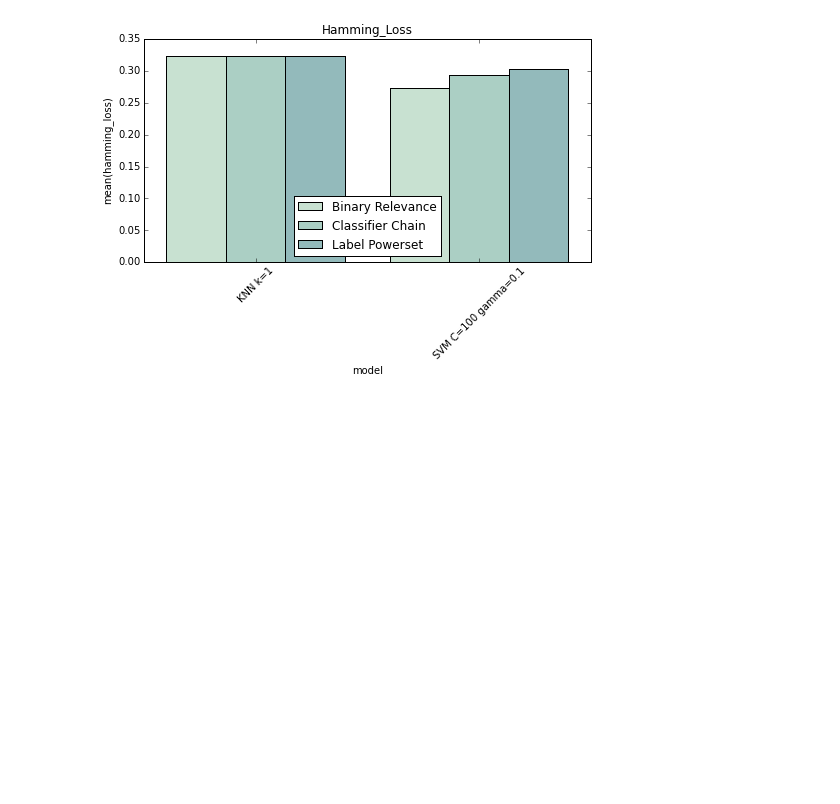
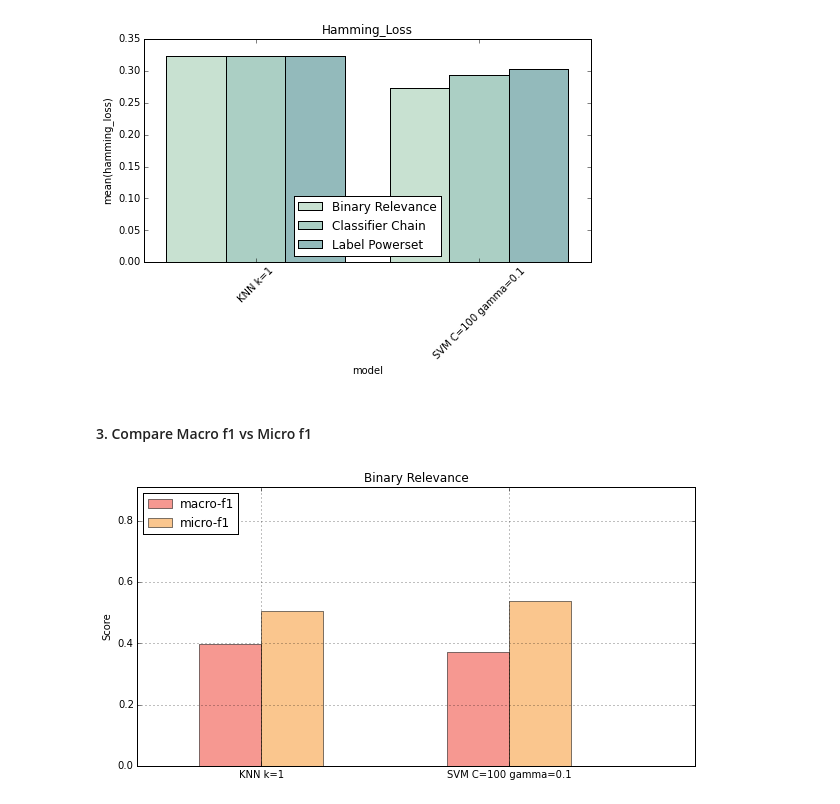
Before and after one commit to chrystalchan-academic/movie_project, a Jupyter notebook: python_notebook/Milestone3_preidct_multilabel_final.ipynb, the cells around one changed output. Saved outputs shown, nothing was run; the diff lists cells and outputs as text; code cells hidden in the pictures; blank space fills up the shorter version.

```diff
--- a/python_notebook/Milestone3_preidct_multilabel_final.ipynb
+++ b/python_notebook/Milestone3_preidct_multilabel_final.ipynb
@@ -592,7 +590,7 @@ metric_df = metric_df_stratifiedkfold
 # %% [markdown]
 #### 1. Compare Metrics (Weighted-F1, Hamming_Loss)
 # %%
-def plot_comparison(strategy):
+def plot_comparison(strategy, metric1, metric2):
     metric_plot_df = metric_df[(metric_df['strategy']== strategy) & (metric_df['train_test']== 'test')]
     # Setting the positions and width for the bars
     pos = list(range(len(metric_plot_df['model'])))
@@ -603,7 +601,7 @@ def plot_comparison(strategy):
     # in position pos,
     plt.bar(pos,
 
-        metric_plot_df['weighted-f1'],
+        metric_plot_df[metric1],
         # of width
         width,
         # with alpha 0.5
@@ -616,7 +614,7 @@ def plot_comparison(strategy):
     # in position pos + some width buffer,
     plt.bar([p + width for p in pos],
 
-        metric_plot_df['hamming_loss'],
+        metric_plot_df[metric2],
         # of width
         width,
         # with alpha 0.5
@@ -640,10 +638,10 @@ def plot_comparison(strategy):
 
     # Setting the x-axis and y-axis limits
     plt.xlim(min(pos)-width, max(pos)+width*4)
-    plt.ylim([0, max(metric_plot_df['weighted-f1'] + metric_plot_df['hamming_loss'])])
+    plt.ylim([0, max(metric_plot_df[metric1] + metric_plot_df[metric2])])
 
     # Adding the legend and showing the plot
-    plt.legend(['weighted-f1', 'hamming_loss'], loc='upper left')
+    plt.legend([metric1, metric2], loc='upper left')
     plt.grid()
     plt.show()
 # %%
@@ -682,3 +680,9 @@ plt.legend(loc='best')
 plt.show()
 # %% [output]
 [figure]
+# %% [markdown]
+#### 3. Compare Macro f1 vs Micro f1
+# %%
+plot_comparison('Binary Relevance', 'macro-f1','micro-f1')
+# %% [output]
+[figure, added]
```
Also changed, not shown: parts of 7 cells of this notebook.
